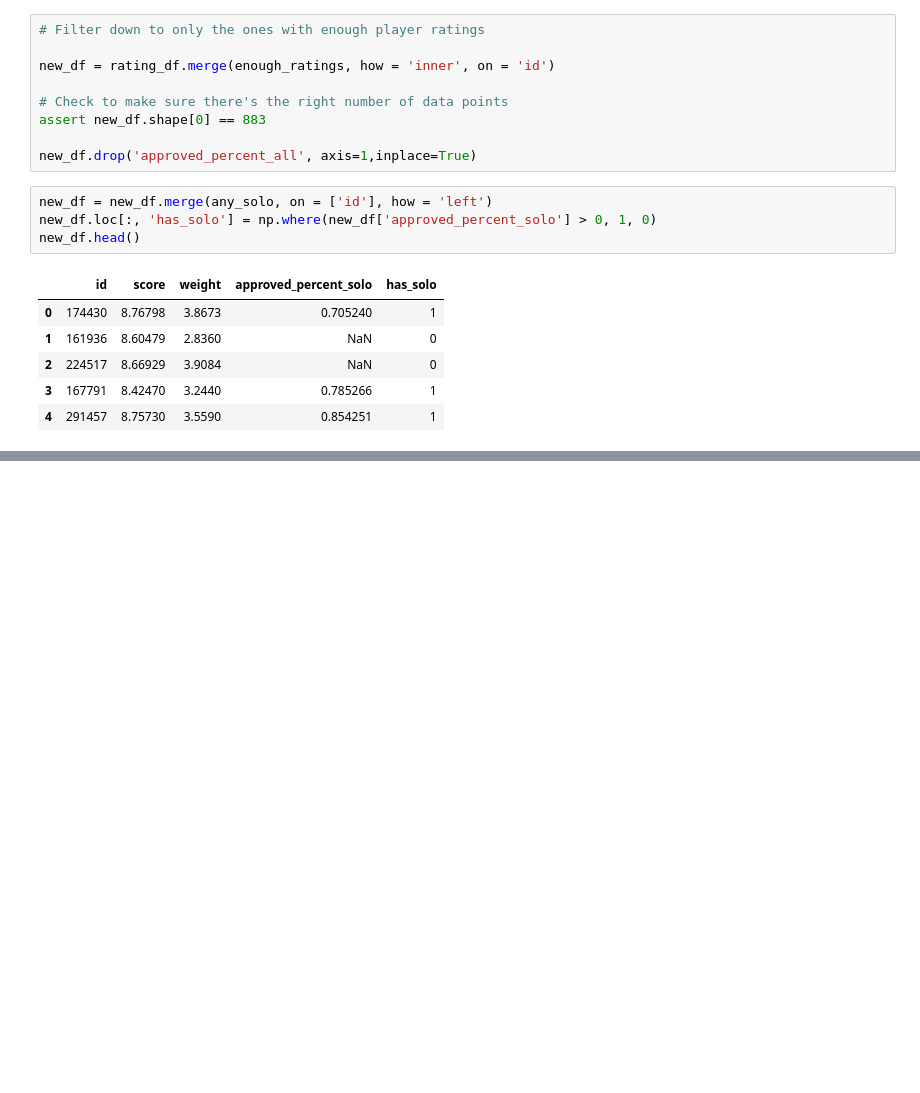
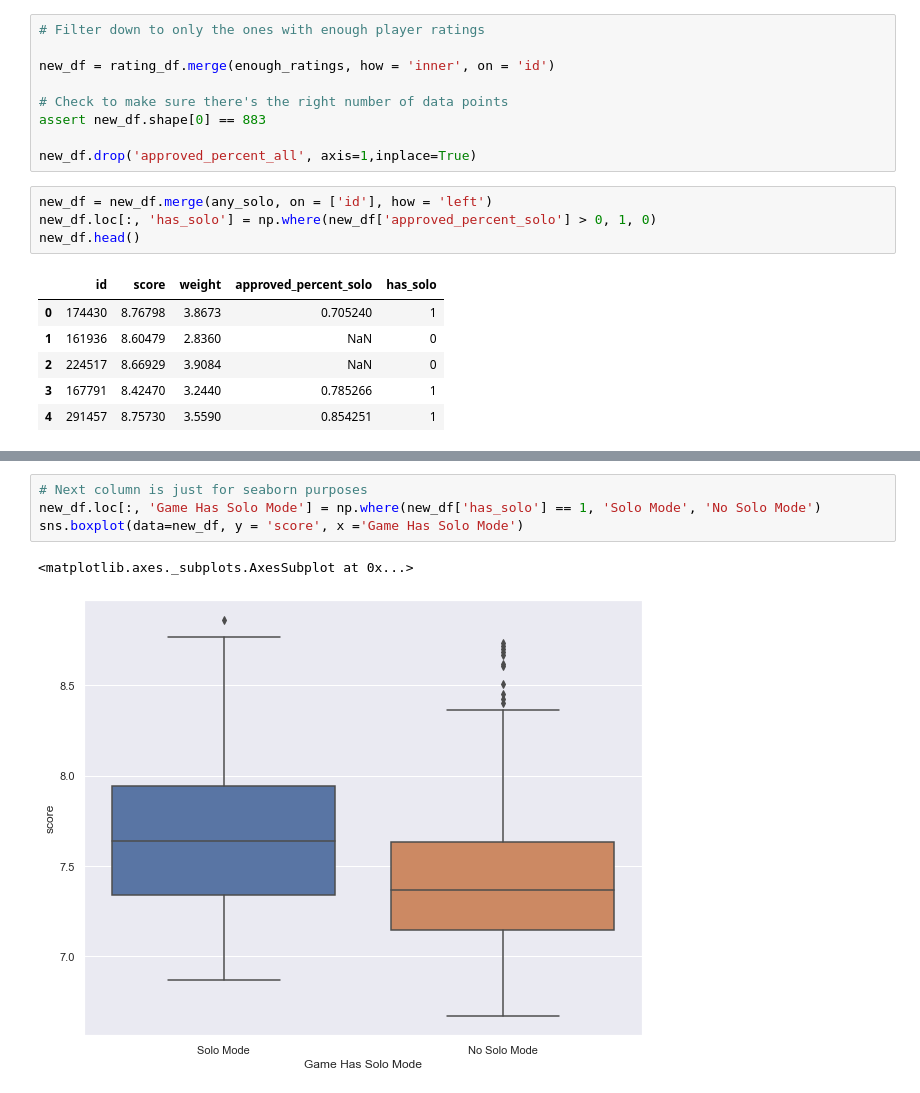
Before and after one commit to MarshallKrakauer/BGGAnalysis, a Jupyter notebook: PlayerCounts.ipynb, the cells around one changed output, grey strips where cells are left out. Cells and saved outputs as stored; diff of their text form; blank space fills up the shorter version.

```diff
--- a/PlayerCounts.ipynb
+++ b/PlayerCounts.ipynb
@@ -185,0 +201,7 @@ False
+# %%
+# Next column is just for seaborn purposes
+new_df.loc[:, 'Game Has Solo Mode'] = np.where(new_df['has_solo'] == 1, 'Solo Mode', 'No Solo Mode')
+sns.boxplot(data=new_df, y = 'score', x ='Game Has Solo Mode')
+# %% [output]
+<matplotlib.axes._subplots.AxesSubplot at 0x...>
+[figure, added]
```
Also changed, not shown: parts of 18 cells of this notebook.
